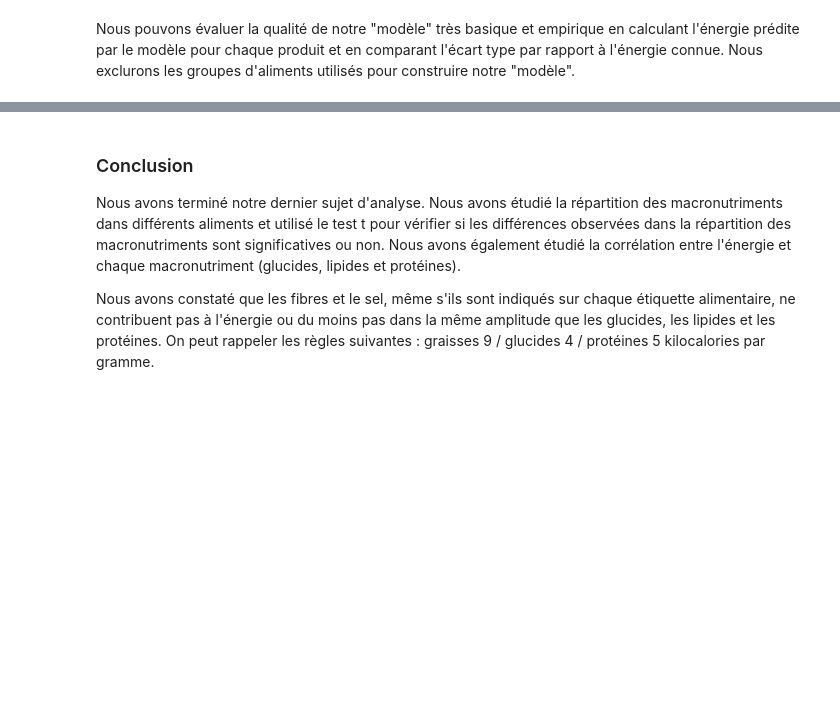
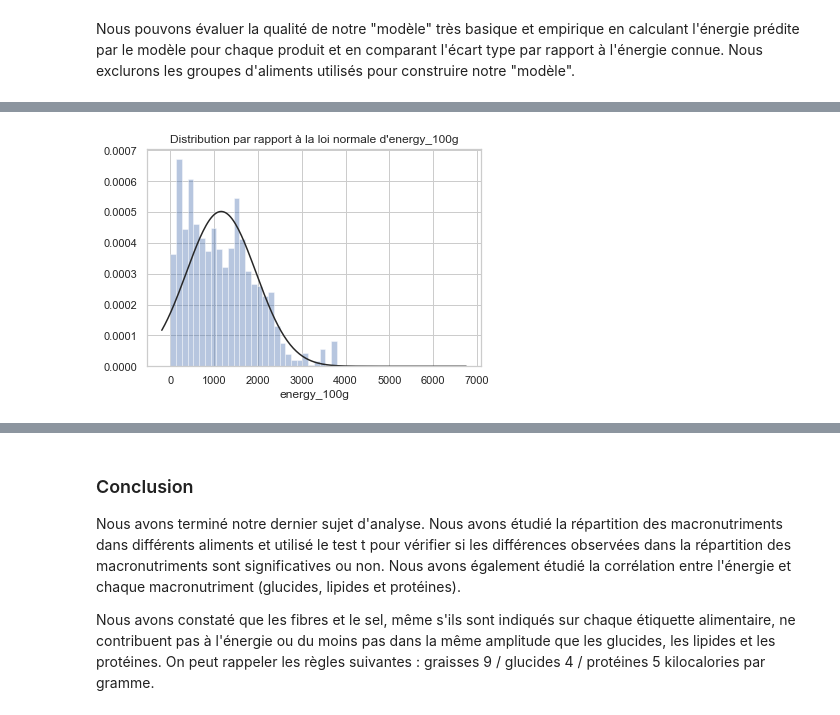
Before and after one commit to Abdess/sante_publique_france, a Jupyter notebook: P3_01_nettoyage.ipynb, the cells around one changed output, grey strips where cells are left out. Saved outputs shown, nothing was run; the diff lists cells and outputs as text; code cells hidden in the pictures; blank space fills up the shorter version.

```diff
--- a/P3_01_nettoyage.ipynb
+++ b/P3_01_nettoyage.ipynb
@@ -2387,0 +2436,7 @@ Avec une moyenne à environ 24% et une médiane à environ 3%, c'est correct pou
+# %%
+kstest = stats.kstest(df_nutrients['energy_100g'].notnull(), 'norm')
+ax = sns.distplot(df_nutrients['energy_100g'], fit=stats.norm, kde=False)
+ax.set_title("Distribution par rapport à la loi normale d'energy_100g")
+plt.show()
+# %% [output]
+[figure, added]
```
Also changed, not shown: parts of 34 cells of this notebook, 1 other file.
